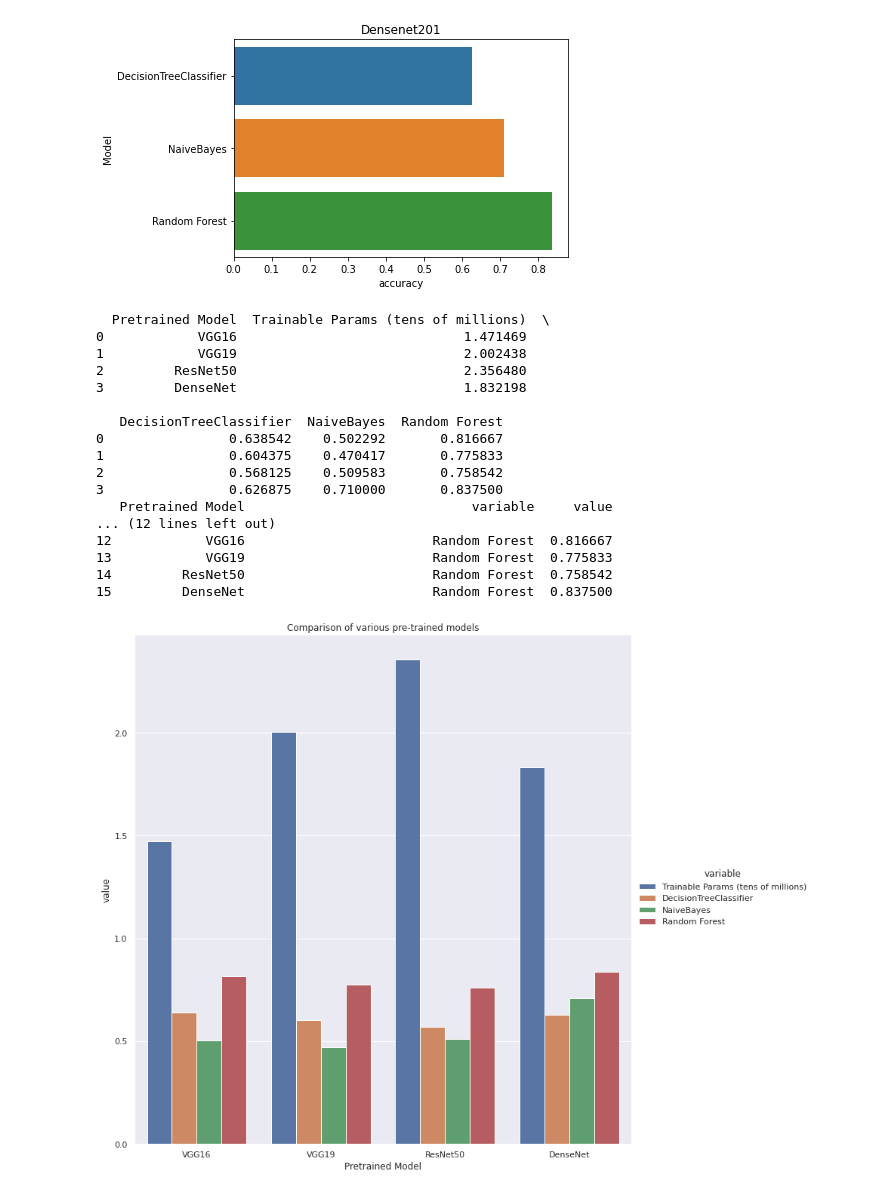
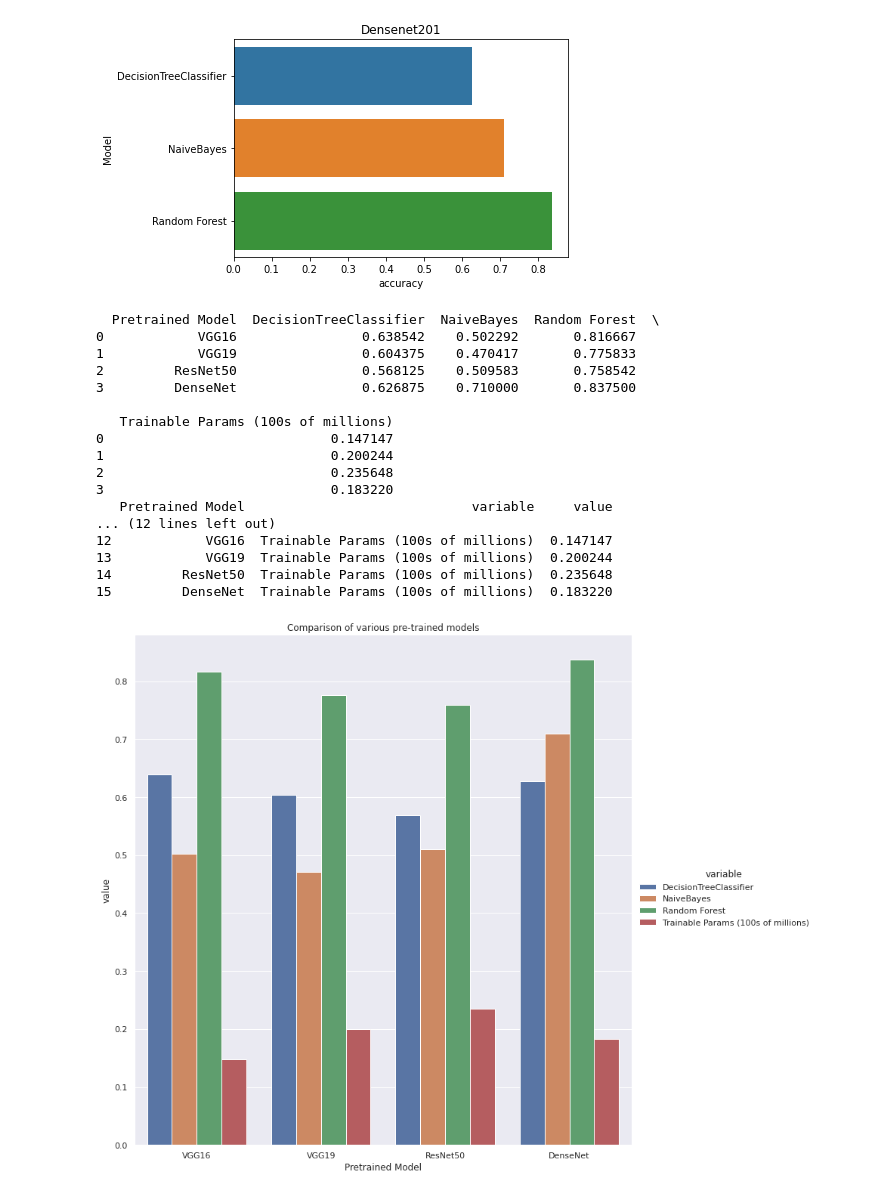
Before and after one commit to rajbircit/assignments, a Jupyter notebook: dl_a2/pretrained.ipynb, the cells around one changed output. Drawn from its saved outputs; the diff is of its cells as text; code cells hidden in the pictures.

```diff
--- a/dl_a2/pretrained.ipynb
+++ b/dl_a2/pretrained.ipynb
@@ -465,44 +465,47 @@ Accuracy = 0.8375
 # %%
 def compare_pretrained_models():
     classifier_names = densenet_names
     models = [vgg16, vgg19, resnet50, densenet]
     accuracies = [vgg16_acc, vgg19_acc, resnet50_acc, densenet_acc]
     pretrained=['VGG16', 'VGG19', 'ResNet50', 'DenseNet']
-    parameters = [m.count_params() / (10_000_000) for m in models]
     data = {}
     data["Pretrained Model"] = pretrained
-    data["Trainable Params (tens of millions)"] = parameters
     for i, name in enumerate(classifier_names):
         arr = []
         for acc_arr in accuracies:
             arr.append(acc_arr[i])
         data[name] = arr
+
+    parameters = [m.count_params() / (100_000_000) for m in models]
+    data["Trainable Params (100s of millions)"] = parameters
     dfs = pd.DataFrame(data)
     dfs1 = pd.melt(dfs, id_vars="Pretrained Model")
     pd.set_option('display.max_columns', None)
     print(dfs)
     print(dfs1)
     sns.set(rc={'figure.figsize':(20, 15,)})
     p = sns.factorplot(x="Pretrained Model", y='value', hue='variable', data=dfs1, kind='bar', size=10)
     plt.title('Comparison of various pre-trained models')
+    plt.show()
+
 
 compare_pretrained_models()
 # %% [output]
-  Pretrained Model  Trainable Params (tens of millions)  \
-0            VGG16                             1.471469
-1            VGG19                             2.002438
-2         ResNet50                             2.356480
-3         DenseNet                             1.832198
+  Pretrained Model  DecisionTreeClassifier  NaiveBayes  Random Forest  \
+0            VGG16                0.638542    0.502292       0.816667
+1            VGG19                0.604375    0.470417       0.775833
+2         ResNet50                0.568125    0.509583       0.758542
+3         DenseNet                0.626875    0.710000       0.837500
 
-   DecisionTreeClassifier  NaiveBayes  Random Forest
-0                0.638542    0.502292       0.816667
-1                0.604375    0.470417       0.775833
-2                0.568125    0.509583       0.758542
-3                0.626875    0.710000       0.837500
+   Trainable Params (100s of millions)
+0                             0.147147
+1                             0.200244
+2                             0.235648
+3                             0.183220
    Pretrained Model                             variable     value
 ... (12 lines left out)
-12            VGG16                        Random Forest  0.816667
-13            VGG19                        Random Forest  0.775833
-14         ResNet50                        Random Forest  0.758542
-15         DenseNet                        Random Forest  0.837500
+12            VGG16  Trainable Params (100s of millions)  0.147147
+13            VGG19  Trainable Params (100s of millions)  0.200244
+14         ResNet50  Trainable Params (100s of millions)  0.235648
+15         DenseNet  Trainable Params (100s of millions)  0.183220
-[figure, old version]
+[figure, new version]
```
